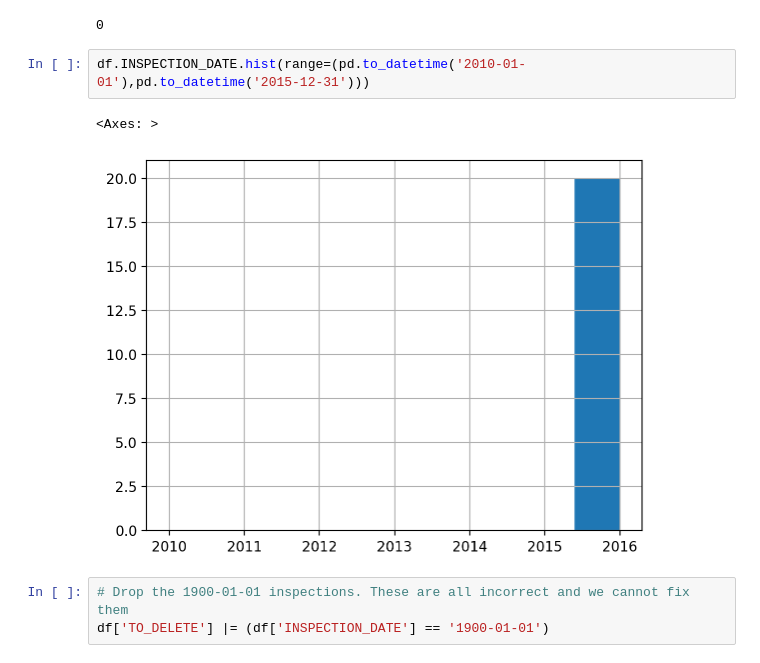
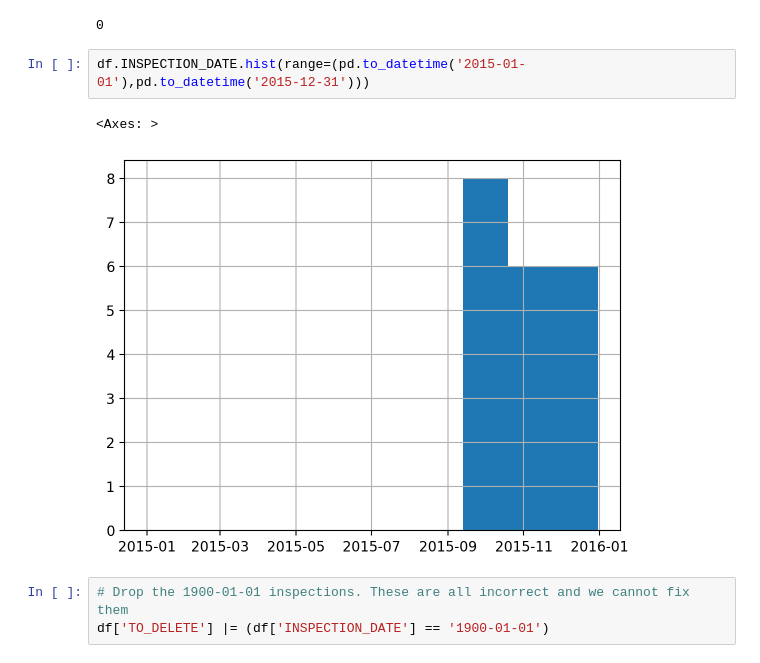
Before and after one commit to ipeirotis-org/datasets, a Jupyter notebook: Restaurant_Inspections/DOH_Restaurant_Inspections.ipynb, the cells around one changed output. Drawn from its saved outputs; the diff is of its cells as text.

```diff
--- a/Restaurant_Inspections/DOH_Restaurant_Inspections.ipynb
+++ b/Restaurant_Inspections/DOH_Restaurant_Inspections.ipynb
@@ -362,10 +366,10 @@ sum(df.INSPECTION_DATE.isnull())
 # %% [output]
 0
 # %%
-df.INSPECTION_DATE.hist(range=(pd.to_datetime('2010-01-01'),pd.to_datetime('2015-12-31')))
+df.INSPECTION_DATE.hist(range=(pd.to_datetime('2015-01-01'),pd.to_datetime('2015-12-31')))
 # %% [output]
 <Axes: >
-[figure, old version]
+[figure, new version]
 # %%
 # Drop the 1900-01-01 inspections. These are all incorrect and we cannot fix them
 df['TO_DELETE'] |= (df['INSPECTION_DATE'] == '1900-01-01')
```
Also changed, not shown: parts of 67 cells of this notebook.
